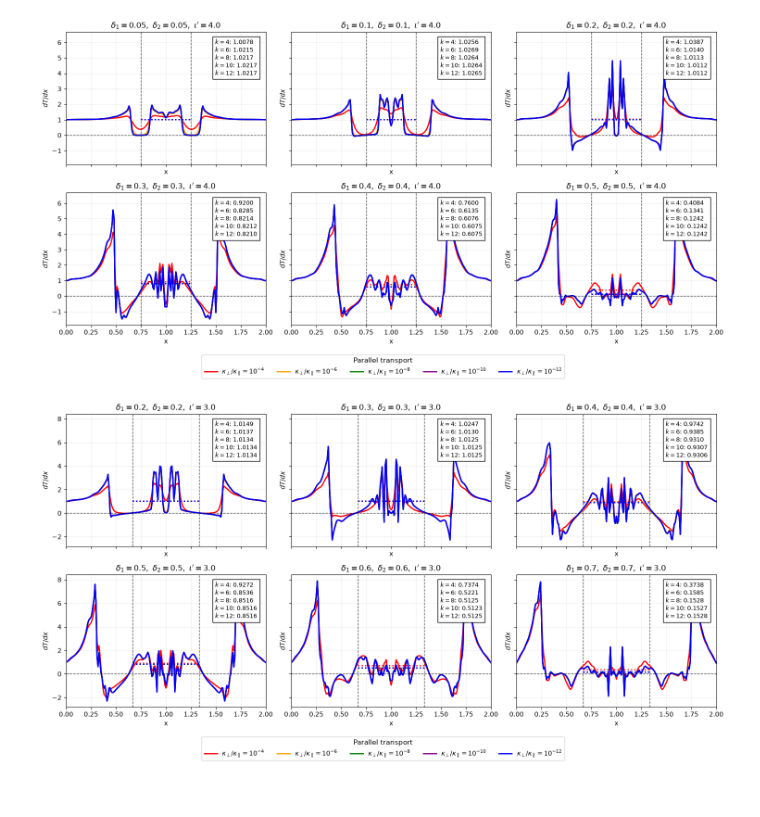
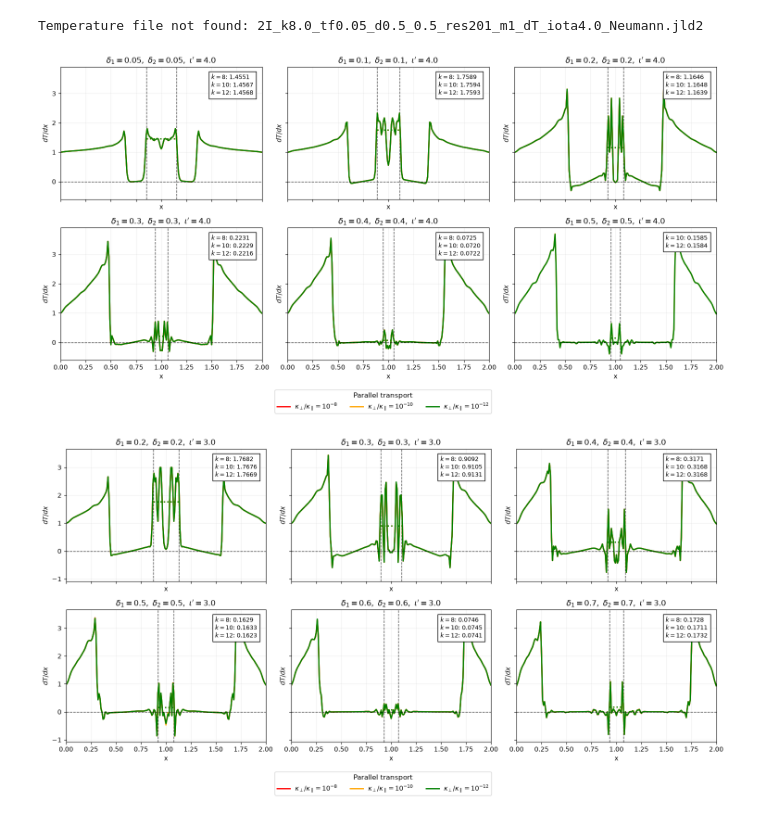
Before and after one commit to mireiaraventos/SdS, a Jupyter notebook: local/Plot_slopes_T.ipynb, the cells around one changed output. Drawn from its saved outputs; the diff is of its cells as text; code cells hidden in the pictures.

Commit message:
Generate figures

```diff
--- a/local/Plot_slopes_T.ipynb
+++ b/local/Plot_slopes_T.ipynb
@@ -35,6 +35,32 @@ for config_id in configs:
     path_poincare = poincare_dir / f"pplot_{config_id}.npz"
     with np.load(path_poincare) as data:
         poincare_plots[config_id] = data["hits"].copy()
+# %%
+def manifold_x_at_theta(manifold, theta=np.pi):
+    """
+    Find the first crossing of a manifold with theta,
+    interpolating linearly between consecutive points.
+    """
+
+    points = np.asarray(manifold)
+    x = points[:, 0]
+    y = points[:, 1]
+
+    # Find the first pair of consecutive points bracketing theta
+    crossings = np.where((y[:-1] - theta) * (y[1:] - theta) <= 0)[0]
+
+    if len(crossings) == 0:
+        raise ValueError(f"No manifold segment crosses theta={theta:.4f}.")
+
+    i = crossings[0]
+
+    # Linear interpolation
+    if np.isclose(y[i+1], y[i]):
+        return x[i]
+
+    x_interp = x[i] + (theta - y[i]) * (x[i+1] - x[i]) / (y[i+1] - y[i])
+
+    return x_interp
 # %%
 temperature_dir = Path("num_results_loc/FaADE")
 
@@ -42,13 +68,19 @@ def plot_temperature_slope(config_id, t_f=0.01, k_values=(4.0, 6.0, 8.0, 10.0, 1
                            nx=201, colors=("red", "orange", "green", "purple", "blue"), ax=None):
 
     params = parameters[config_id]
+    data = manifolds[config_id]
     delta1, delta2 = params["delta1"], params["delta2"]
     iota = params["iota_prime"]
 
     # Island centers
-    xs1 = params["x0"] + params["n1"] / (iota * params["m1"])
-    xs2 = params["x0"] + params["n2"] / (iota * params["m2"])
-    x_left, x_right = sorted((xs1, xs2))
+    if config_id==13:
+        man1 = data["stable2"]
+        man4 = data["stable4"]
+    else:
+        man1 = data["stable1"]
+        man4 = data["stable4"]
+    x_right = manifold_x_at_theta(man1, theta=np.pi)
+    x_left = manifold_x_at_theta(man4, theta=np.pi)
 
     if ax is None:
         fig, ax = plt.subplots(figsize=(8, 5))
@@ -56,8 +88,8 @@ def plot_temperature_slope(config_id, t_f=0.01, k_values=(4.0, 6.0, 8.0, 10.0, 1
         fig = ax.figure
 
     # Mark island centers
-    ax.axvline(xs1, color="black", linestyle="--", linewidth=1, alpha=0.7)
-    ax.axvline(xs2, color="black", linestyle="--", linewidth=1, alpha=0.7)
+    ax.axvline(x_right, color="black", linestyle="--", linewidth=1, alpha=0.7)
+    ax.axvline(x_left, color="black", linestyle="--", linewidth=1, alpha=0.7)
 
     mean_slopes = {}
 
@@ -165,12 +197,15 @@ plt.show()
 # %%
 configs_2 = [115, 114, 113, 117, 116, 13]
-fig2, axes2 = plot_configurations_slopes(configs_2, ncols=3, save_name="slopes_iota_4.0")
+t_f = 0.05
+fig2, axes2 = plot_configurations_slopes(configs_2, t_f=t_f, ncols=3, save_name=f"slopes_tf{t_f}_iota4.0", k_values=(8.0, 10.0, 12.0))
 plt.show()
 # %% [output]
+Temperature file not found: 2I_k8.0_tf0.05_d0.5_0.5_res201_m1_dT_iota4.0_Neumann.jld2
-[figure, old version]
+[figure, new version]
 # %%
 configs_3 = [118, 122, 123, 18, 120, 121]
-fig3, axes3 = plot_configurations_slopes(configs_3, ncols=3, save_name="slopes_iota_3.0")
+t_f = 0.08
+fig3, axes3 = plot_configurations_slopes(configs_3, ncols=3, t_f=t_f, save_name=f"slopes_tf{t_f}_iota3.0", k_values=(8.0, 10.0, 12.0))
 plt.show()
 # %% [output]
-[figure, old version]
+[figure, new version]
```
Also changed, not shown: parts of 3 cells of this notebook, 10 other files.
